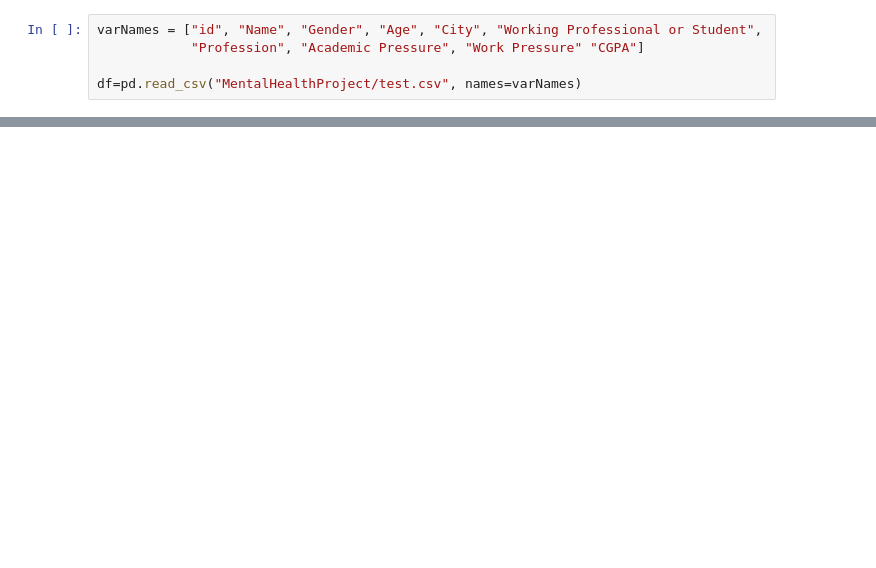
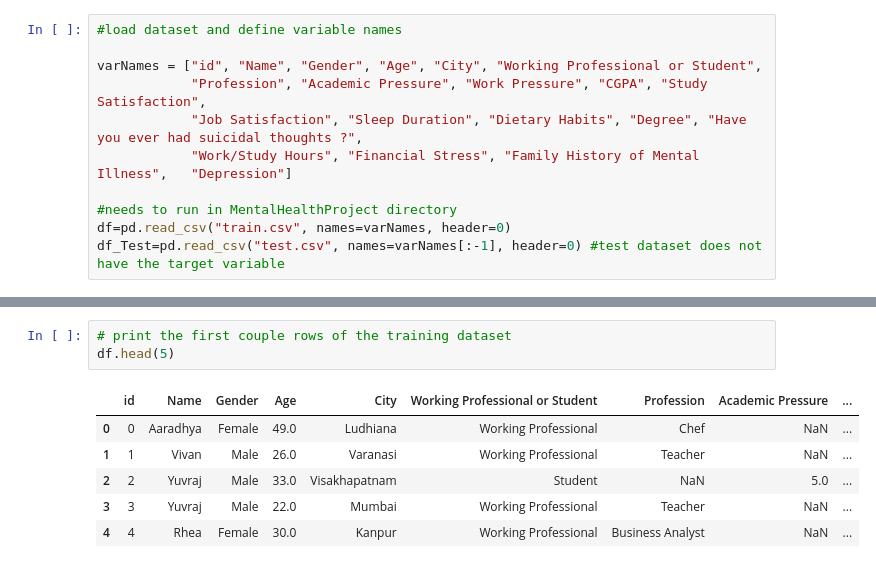
Before and after one commit to tkinder25/DATA3402.Fall.2026.Timothy.Kinder, a Jupyter notebook: MentalHealthProject/Main.ipynb, the cells around one changed output, grey strips where cells are left out. Drawn from its saved outputs; the diff is of its cells as text; blank space fills up the shorter version.

Commit message:
added graphs and fixed errors. Also investigated just how terrible the dataset is :)

```diff
--- a/MentalHealthProject/Main.ipynb
+++ b/MentalHealthProject/Main.ipynb
@@ -12,5 +14,11 @@ import sklearn.metrics as metrics
 # %%
+#load dataset and define variable names
+
 varNames = ["id", "Name", "Gender", "Age", "City", "Working Professional or Student",
-            "Profession", "Academic Pressure", "Work Pressure" "CGPA"]
+            "Profession", "Academic Pressure", "Work Pressure", "CGPA", "Study Satisfaction",
+            "Job Satisfaction",	"Sleep Duration", "Dietary Habits",	"Degree", "Have you ever had suicidal thoughts ?",
+            "Work/Study Hours",	"Financial Stress",	"Family History of Mental Illness",	"Depression"]
 
-df=pd.read_csv("MentalHealthProject/test.csv", names=varNames)
+#needs to run in MentalHealthProject directory
+df=pd.read_csv("train.csv", names=varNames, header=0)
+df_Test=pd.read_csv("test.csv", names=varNames[:-1], header=0) #test dataset does not have the target variable
@@ -18,0 +33,10 @@ FileNotFoundError: [Errno 2] No such file or directory: 'train.csv'
+# %%
+# print the first couple rows of the training dataset
+df.head(5)
+# %% [output]
+|  | id | Name | Gender | Age | City | Working Professional or Student | Profession | Academic Pressure | ... |
+| 0 | 0 | Aaradhya | Female | 49.0 | Ludhiana | Working Professional | Chef | NaN | ... |
+| 1 | 1 | Vivan | Male | 26.0 | Varanasi | Working Professional | Teacher | NaN | ... |
+| 2 | 2 | Yuvraj | Male | 33.0 | Visakhapatnam | Student | NaN | 5.0 | ... |
+| 3 | 3 | Yuvraj | Male | 22.0 | Mumbai | Working Professional | Teacher | NaN | ... |
+| 4 | 4 | Rhea | Female | 30.0 | Kanpur | Working Professional | Business Analyst | NaN | ... |
```
Also changed, not shown: parts of 9 cells of this notebook, 2 other files.
